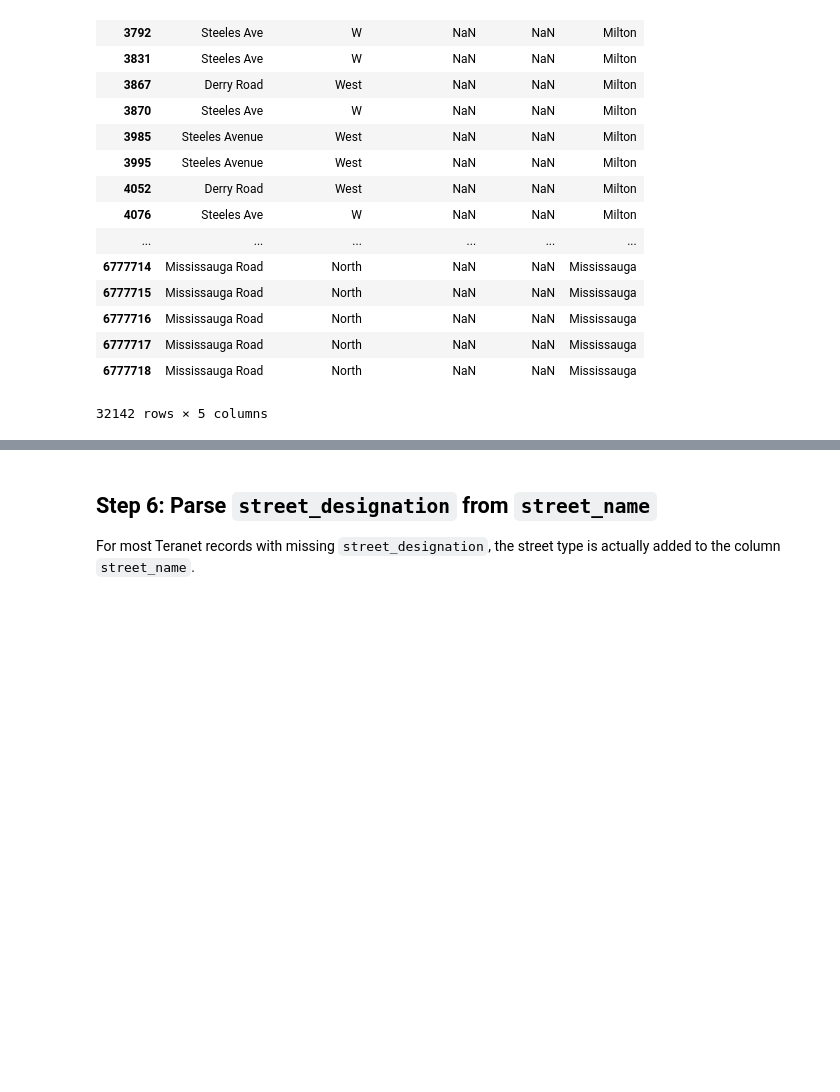
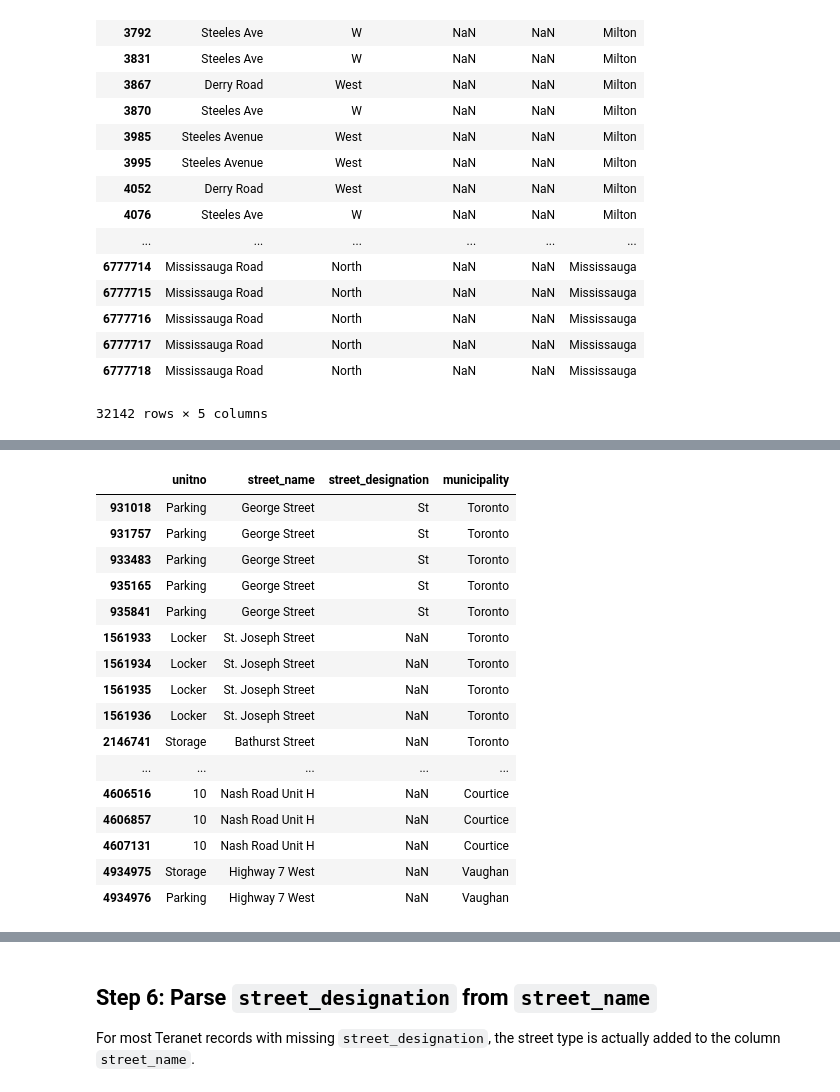
Before and after one commit to stepan-o/geo, a Jupyter notebook: notebooks/2.scrub/2.2_teranet_consistency.ipynb, the cells around one changed output, grey strips where cells are left out. Saved outputs shown, nothing was run; the diff lists cells and outputs as text; code cells hidden in the pictures; blank space fills up the shorter version.

```diff
--- a/notebooks/2.scrub/2.2_teranet_consistency.ipynb
+++ b/notebooks/2.scrub/2.2_teranet_consistency.ipynb
@@ -238,0 +291,27 @@ df.loc[mask1, ['street_name', 'street_direction', 'street_designation', 'postal_
+# %%
+df.loc[mask1 & ~mask2 & mask3, 'unitno'] = \
+    df.loc[mask1 & ~mask2 & mask3, 'street_name']\
+    .str.split('-').apply(lambda x: x[-1])\
+    .str.replace('Unit', '').str.strip()
+df.loc[mask1 & ~mask2 & mask3, 'street_name'] = \
+    df.loc[mask1 & ~mask2 & mask3, 'street_name']\
+    .str.split('-').apply(lambda x: x[0]).str.strip()
+df.loc[mask1 & ~mask2 & mask3, ['unitno', 'street_name', 'street_designation', 'municipality']]
+# %% [output]
+|  | unitno | street_name | street_designation | municipality |
+| 931018 | Parking | George Street | St | Toronto |
+| 931757 | Parking | George Street | St | Toronto |
+| 933483 | Parking | George Street | St | Toronto |
+| 935165 | Parking | George Street | St | Toronto |
+| 935841 | Parking | George Street | St | Toronto |
+| 1561933 | Locker | St. Joseph Street | NaN | Toronto |
+| 1561934 | Locker | St. Joseph Street | NaN | Toronto |
+| 1561935 | Locker | St. Joseph Street | NaN | Toronto |
+| 1561936 | Locker | St. Joseph Street | NaN | Toronto |
+| 2146741 | Storage | Bathurst Street | NaN | Toronto |
+| ... | ... | ... | ... | ... |
+| 4606516 | 10 | Nash Road Unit H | NaN | Courtice |
+| 4606857 | 10 | Nash Road Unit H | NaN | Courtice |
+| 4607131 | 10 | Nash Road Unit H | NaN | Courtice |
+| 4934975 | Storage | Highway 7 West | NaN | Vaughan |
+| 4934976 | Parking | Highway 7 West | NaN | Vaughan |
```
Also changed, not shown: parts of 27 cells of this notebook.
